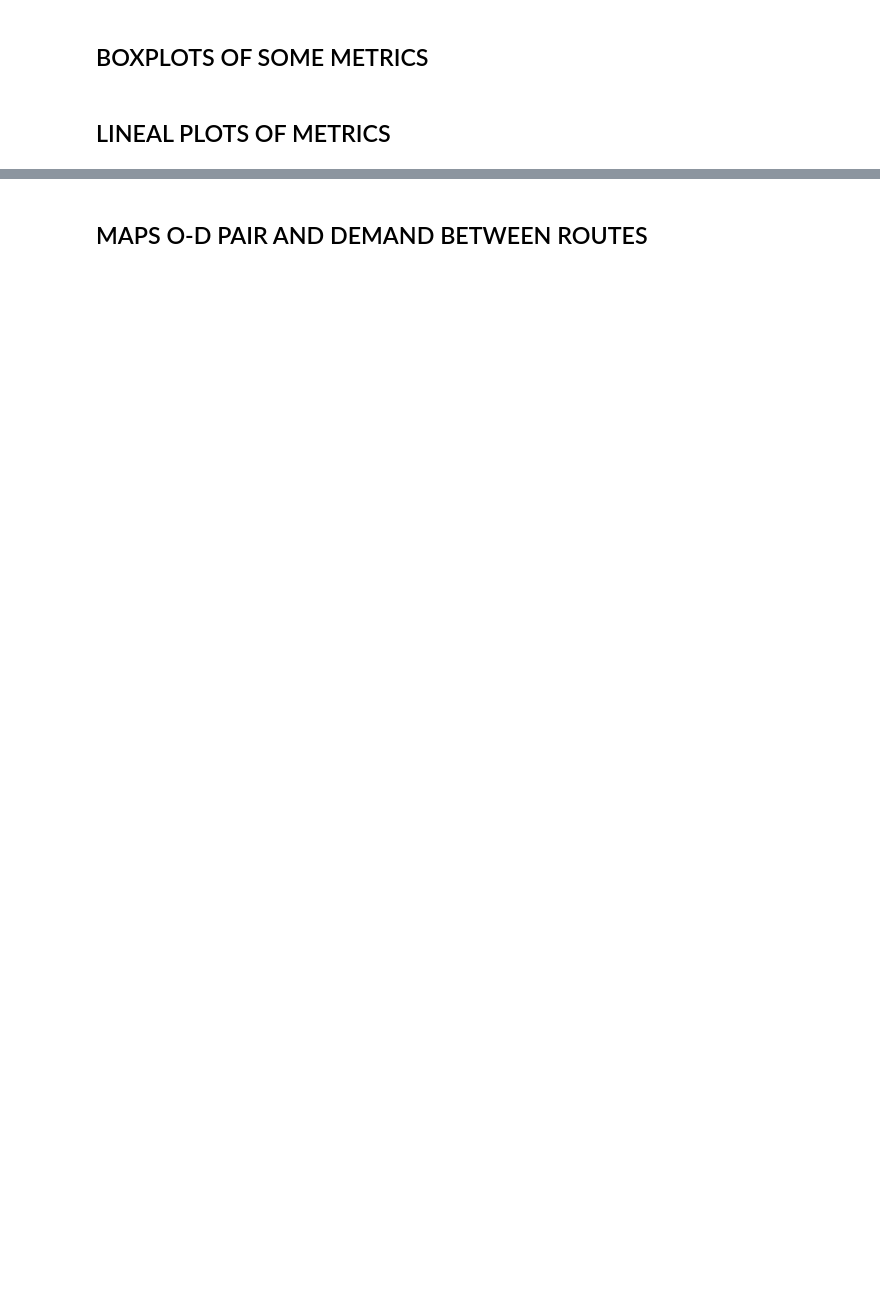
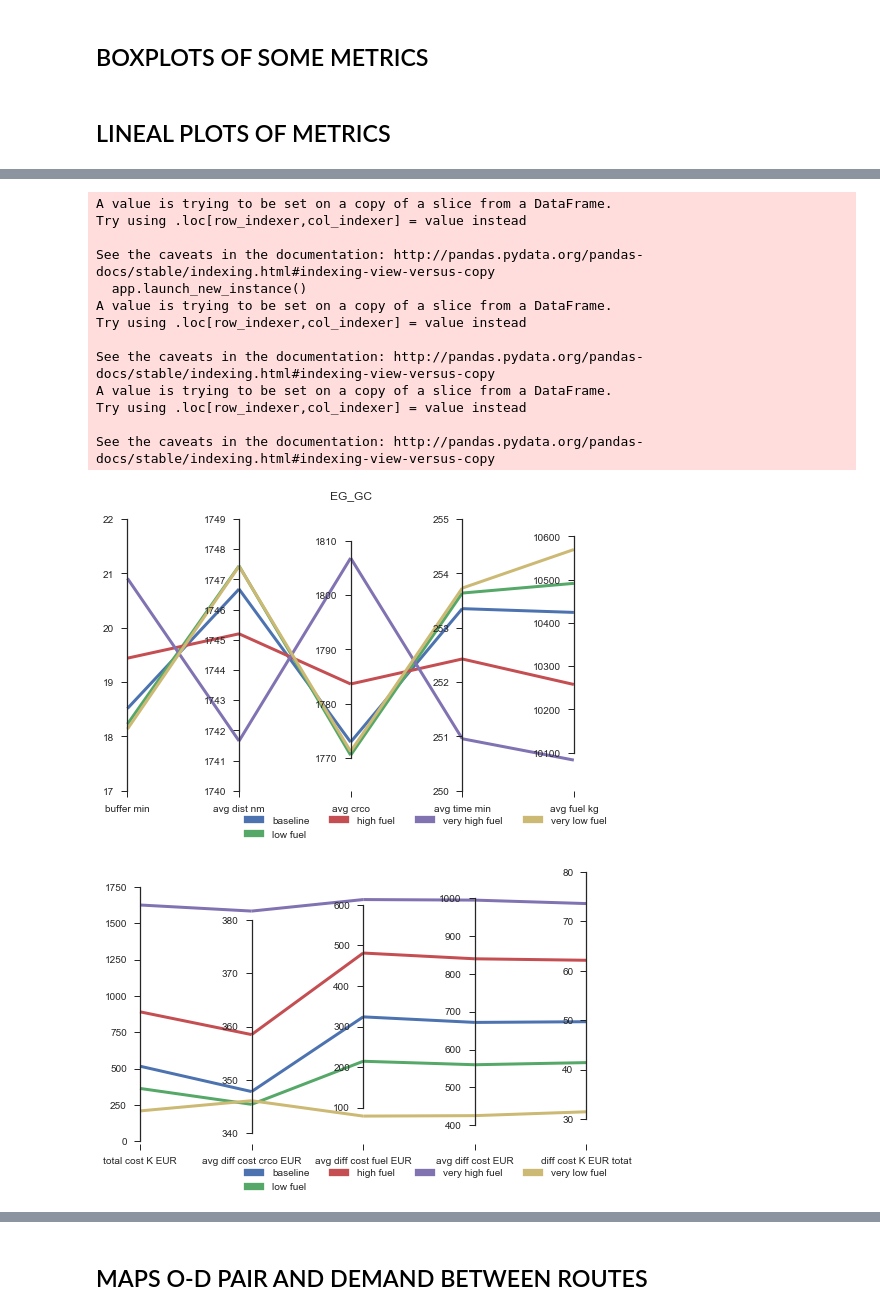
Before and after one commit to GGurtner/vista-results, a Jupyter notebook: FP_generator_results_analysis_for_D5.1.ipynb, the cells around one changed output, grey strips where cells are left out. Drawn from its saved outputs; the diff is of its cells as text; code cells hidden in the pictures; blank space fills up the shorter version.

```diff
--- a/FP_generator_results_analysis_for_D5.1.ipynb
+++ b/FP_generator_results_analysis_for_D5.1.ipynb
@@ -70,0 +119,15 @@ fs
+# %%
+fs_0_m = pd.merge(fs_0,d_min_cost, on=['schedule_id','scenario'], how='left')
+fs_4_m = pd.merge(fs_4,d_min_cost, on=['schedule_id','scenario'], how='left')
+fs_5_m = pd.merge(fs_5,d_min_cost, on=['schedule_id','scenario'], how='left')
+fs_6_m = pd.merge(fs_6,d_min_cost, on=['schedule_id','scenario'], how='left')
+fs_7_m = pd.merge(fs_7,d_min_cost, on=['schedule_id','scenario'], how='left')
+fs_24_m = pd.merge(fs_24,d_min_cost, on=['schedule_id','scenario'], how='left')
+fs_25_m = pd.merge(fs_25,d_min_cost, on=['schedule_id','scenario'], how='left')
+fs_26_m = pd.merge(fs_26,d_min_cost, on=['schedule_id','scenario'], how='left')
+fs_27_m = pd.merge(fs_27,d_min_cost, on=['schedule_id','scenario'], how='left')
+fs_28_m = pd.merge(fs_28,d_min_cost, on=['schedule_id','scenario'], how='left')
+fs_29_m = pd.merge(fs_29,d_min_cost, on=['schedule_id','scenario'], how='left')
+fs_56_m = pd.merge(fs_56,d_min_cost, on=['schedule_id','scenario'], how='left')
+fs_57_m = pd.merge(fs_57,d_min_cost, on=['schedule_id','scenario'], how='left')
+fs_58_m = pd.merge(fs_58,d_min_cost, on=['schedule_id','scenario'], how='left')
@@ -245,0 +361,56 @@ u.plot_results_line(df[['case','buffer min','avg dist nm','avg crco', 'avg time
+# %%
+orig="EBBR"
+dest="LTBA"
+
+orig="EG"
+dest="GC"
+
+orig="GCTS"
+dest="EGKK"
+
+orig="EG"
+dest="GC"
+
+
+
+df = dataframe_results(fs_0_m[fs_0_m['icao_orig'].str.startswith(orig) & fs_0_m['icao_dest'].str.startswith(dest)],'baseline')\
+    .append(dataframe_results(fs_4_m[fs_4_m['icao_orig'].str.startswith(orig) & fs_4_m['icao_dest'].str.startswith(dest)],'low fuel'))\
+    .append(dataframe_results(fs_5_m[fs_5_m['icao_orig'].str.startswith(orig) & fs_5_m['icao_dest'].str.startswith(dest)],'high fuel'))\
+    .append(dataframe_results(fs_28_m[fs_28_m['icao_orig'].str.startswith(orig) & fs_28_m['icao_dest'].str.startswith(dest)],'very high fuel'))\
+    .append(dataframe_results(fs_29_m[fs_29_m['icao_orig'].str.startswith(orig) & fs_29_m['icao_dest'].str.startswith(dest)],'very low fuel'))
+
+u.plot_results_line(df[['case','buffer min','avg dist nm','avg crco', 'avg time min', 'avg fuel kg']],'case',orig+"_"+dest,fig_path="./"+orig+"_"+dest+"_fuel.png")
+
+u.plot_results_line(df[['case','total cost K EUR','avg diff cost crco EUR','avg diff cost fuel EUR',
+                       'avg diff cost EUR','diff cost K EUR totat']],'case','')
+
+
+
+df = dataframe_results(fs_0_m[fs_0_m['icao_orig'].str.startswith(orig) & fs_0_m['icao_dest'].str.startswith(dest)],'baseline')\
+    .append(dataframe_results(fs_6_m[fs_6_m['icao_orig'].str.startswith(orig) & fs_6_m['icao_dest'].str.startswith(dest)],'FABs'))\
+    .append(dataframe_results(fs_7_m[fs_7_m['icao_orig'].str.startswith(orig) & fs_7_m['icao_dest'].str.startswith(dest)],'Homogeneous'))\
+    .append(dataframe_results(fs_56_m[fs_56_m['icao_orig'].str.startswith(orig) & fs_56_m['icao_dest'].str.startswith(dest)],'Zero en-route'))\
+    .append(dataframe_results(fs_57_m[fs_57_m['icao_orig'].str.startswith(orig) & fs_57_m['icao_dest'].str.startswith(dest)],'Double'))\
+    .append(dataframe_results(fs_58_m[fs_58_m['icao_orig'].str.startswith(orig) & fs_58_m['icao_dest'].str.startswith(dest)],'Imbalance'))
+
+
+u.plot_results_line(df[['case','buffer min','avg dist nm','avg crco', 'avg time min', 'avg fuel kg']],'case',orig+"_"+dest,fig_path="./"+orig+"_"+dest+"_charges.png")
+
+u.plot_results_line(df[['case','total cost K EUR','avg diff cost crco EUR','avg diff cost fuel EUR',
+                       'avg diff cost EUR','diff cost K EUR totat']],'case','')
+# %% [output]
+A value is trying to be set on a copy of a slice from a DataFrame.
+Try using .loc[row_indexer,col_indexer] = value instead
+
+See the caveats in the documentation: http://pandas.pydata.org/pandas-docs/stable/indexing.html#indexing-view-versus-copy
+  app.launch_new_instance()
+A value is trying to be set on a copy of a slice from a DataFrame.
+Try using .loc[row_indexer,col_indexer] = value instead
+
+See the caveats in the documentation: http://pandas.pydata.org/pandas-docs/stable/indexing.html#indexing-view-versus-copy
+A value is trying to be set on a copy of a slice from a DataFrame.
+Try using .loc[row_indexer,col_indexer] = value instead
+
+See the caveats in the documentation: http://pandas.pydata.org/pandas-docs/stable/indexing.html#indexing-view-versus-copy
+[figure, added]
+[figure, added]
```
Also changed, not shown: parts of 50 cells of this notebook.
